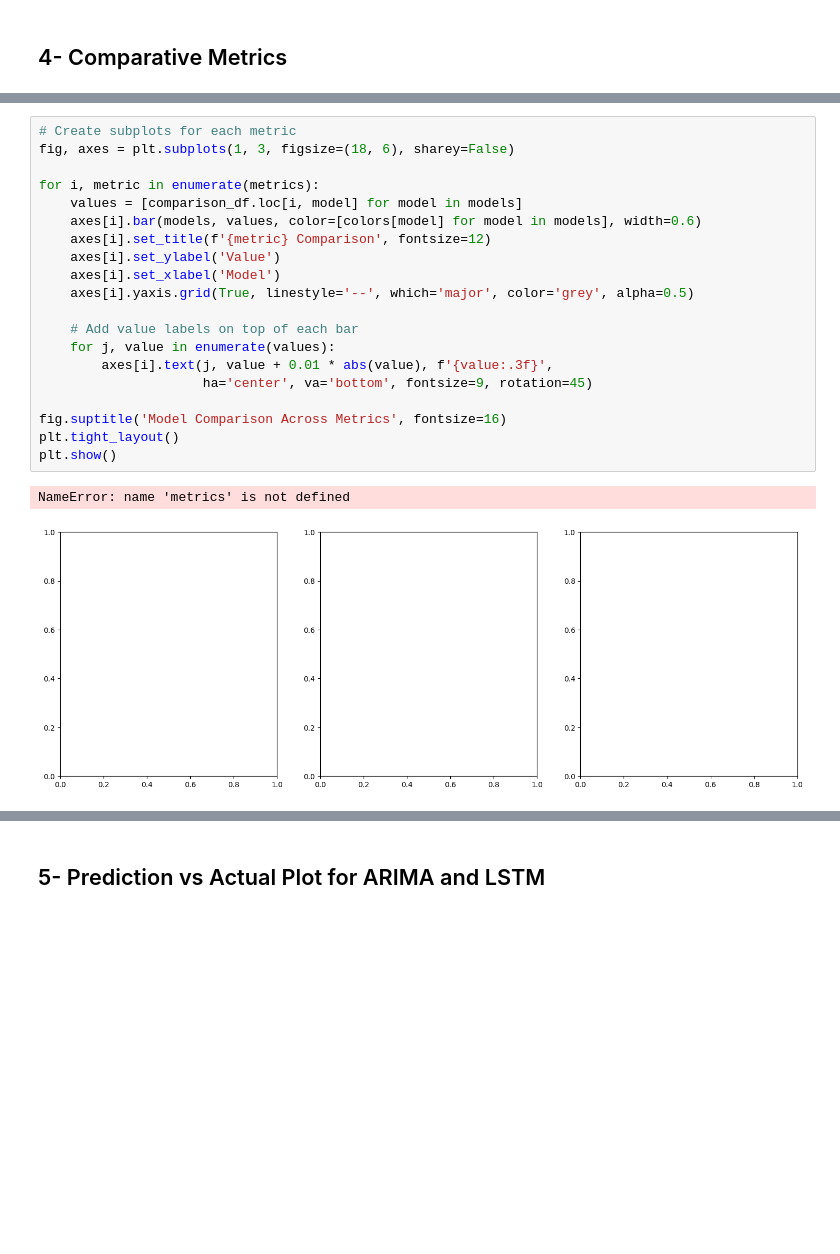
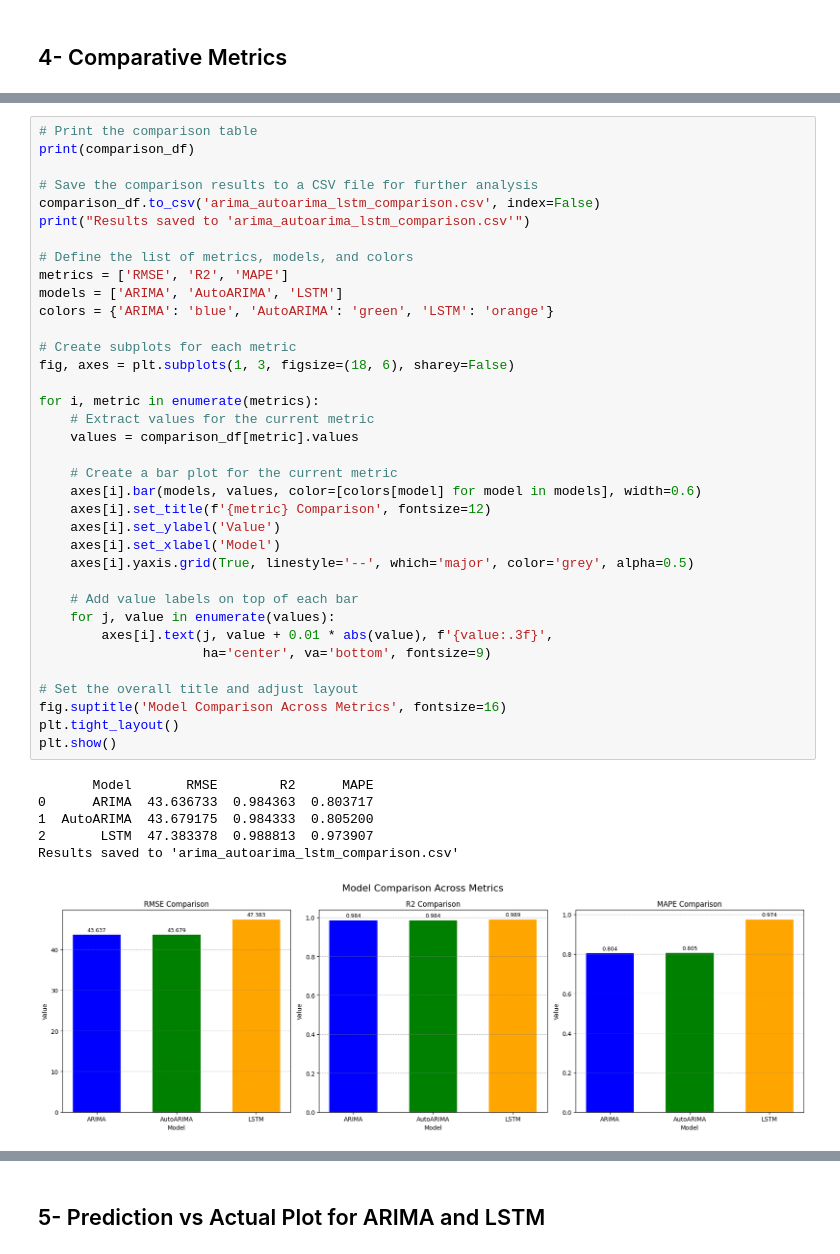
Before and after one commit to Fabio-Poli/CCT-Thesis-Project, a Jupyter notebook: Project_Code/Project Sep 2024.ipynb, the cells around one changed output, grey strips where cells are left out. Drawn from its saved outputs; the diff is of its cells as text; blank space fills up the shorter version.

```diff
--- a/Project_Code/Project Sep 2024.ipynb
+++ b/Project_Code/Project Sep 2024.ipynb
@@ -2873,24 +2865,44 @@ print("Results saved to 'arima_autoarima_lstm_comparison.csv'")
 Results saved to 'arima_autoarima_lstm_comparison.csv'
 # %%
+# Print the comparison table
+print(comparison_df)
+
+# Save the comparison results to a CSV file for further analysis
+comparison_df.to_csv('arima_autoarima_lstm_comparison.csv', index=False)
+print("Results saved to 'arima_autoarima_lstm_comparison.csv'")
+
+# Define the list of metrics, models, and colors
+metrics = ['RMSE', 'R2', 'MAPE']
+models = ['ARIMA', 'AutoARIMA', 'LSTM']
+colors = {'ARIMA': 'blue', 'AutoARIMA': 'green', 'LSTM': 'orange'}
+
 # Create subplots for each metric
 fig, axes = plt.subplots(1, 3, figsize=(18, 6), sharey=False)
 
 for i, metric in enumerate(metrics):
-    values = [comparison_df.loc[i, model] for model in models]
+    # Extract values for the current metric
+    values = comparison_df[metric].values
+
+    # Create a bar plot for the current metric
     axes[i].bar(models, values, color=[colors[model] for model in models], width=0.6)
     axes[i].set_title(f'{metric} Comparison', fontsize=12)
     axes[i].set_ylabel('Value')
     axes[i].set_xlabel('Model')
     axes[i].yaxis.grid(True, linestyle='--', which='major', color='grey', alpha=0.5)
 
     # Add value labels on top of each bar
     for j, value in enumerate(values):
         axes[i].text(j, value + 0.01 * abs(value), f'{value:.3f}',
-                     ha='center', va='bottom', fontsize=9, rotation=45)
+                     ha='center', va='bottom', fontsize=9)
 
+# Set the overall title and adjust layout
 fig.suptitle('Model Comparison Across Metrics', fontsize=16)
 plt.tight_layout()
 plt.show()
 # %% [output]
-NameError: name 'metrics' is not defined
+       Model       RMSE        R2      MAPE
+0      ARIMA  43.636733  0.984363  0.803717
+1  AutoARIMA  43.679175  0.984333  0.805200
+2       LSTM  47.383378  0.988813  0.973907
+Results saved to 'arima_autoarima_lstm_comparison.csv'
-[figure, old version]
+[figure, new version]
```
Also changed, not shown: parts of 22 cells of this notebook.
